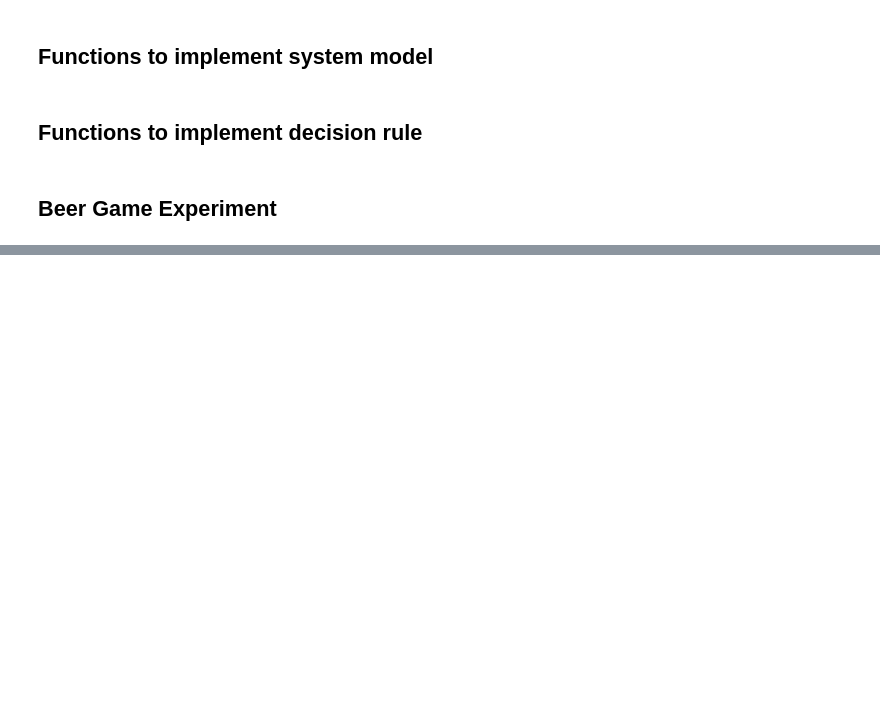
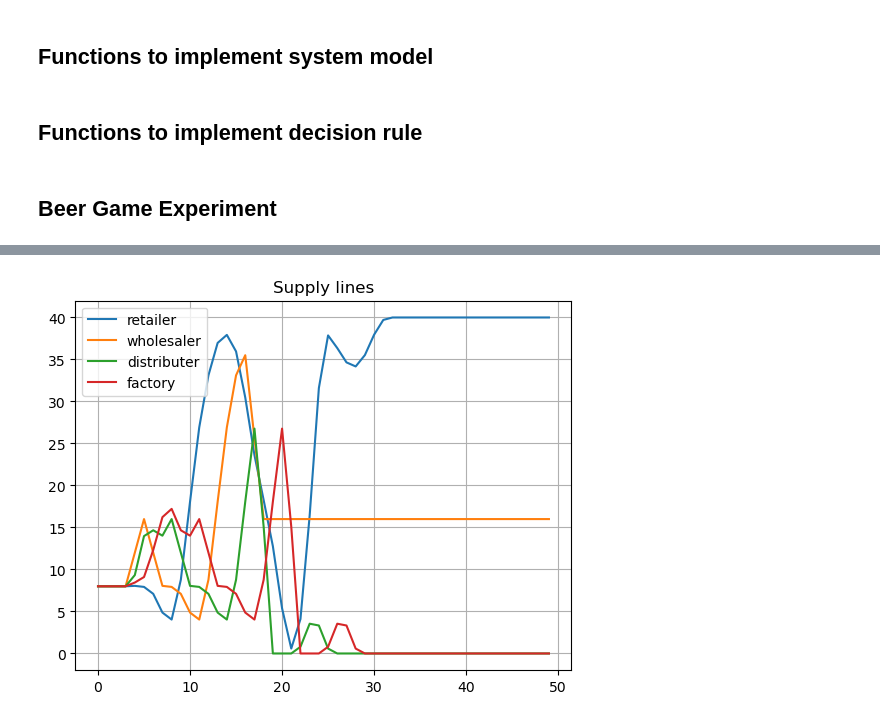
Before and after one commit to billtubbs/prod-inv-control, a Jupyter notebook: beer-game-1989/Sterman-1989-beer-game-functions.ipynb, the cells around one changed output, grey strips where cells are left out. Saved outputs shown, nothing was run; the diff lists cells and outputs as text; code cells hidden in the pictures; blank space fills up the shorter version.

```diff
--- a/beer-game-1989/Sterman-1989-beer-game-functions.ipynb
+++ b/beer-game-1989/Sterman-1989-beer-game-functions.ipynb
@@ -162,0 +600,8 @@ assert calc_adjustment_for_stock_t(12, 10, 0.5) == -1
+# %%
+group = 'Supply lines'
+sim_results[group].plot()
+plt.grid()
+plt.title(group)
+plt.show()
+# %% [output]
+[figure, added]
```
Also changed, not shown: parts of 26 cells of this notebook.
